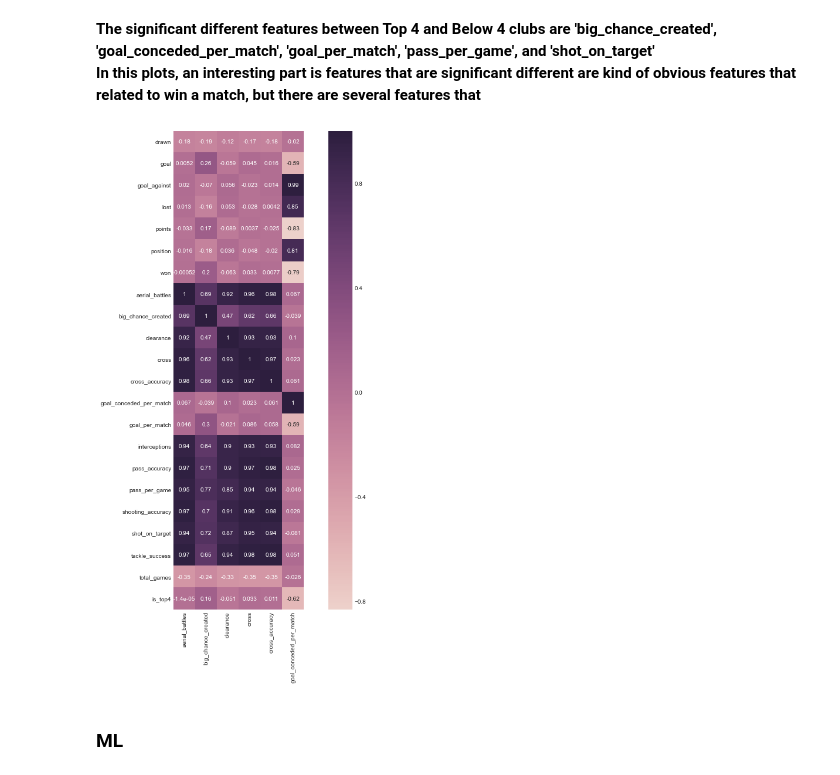
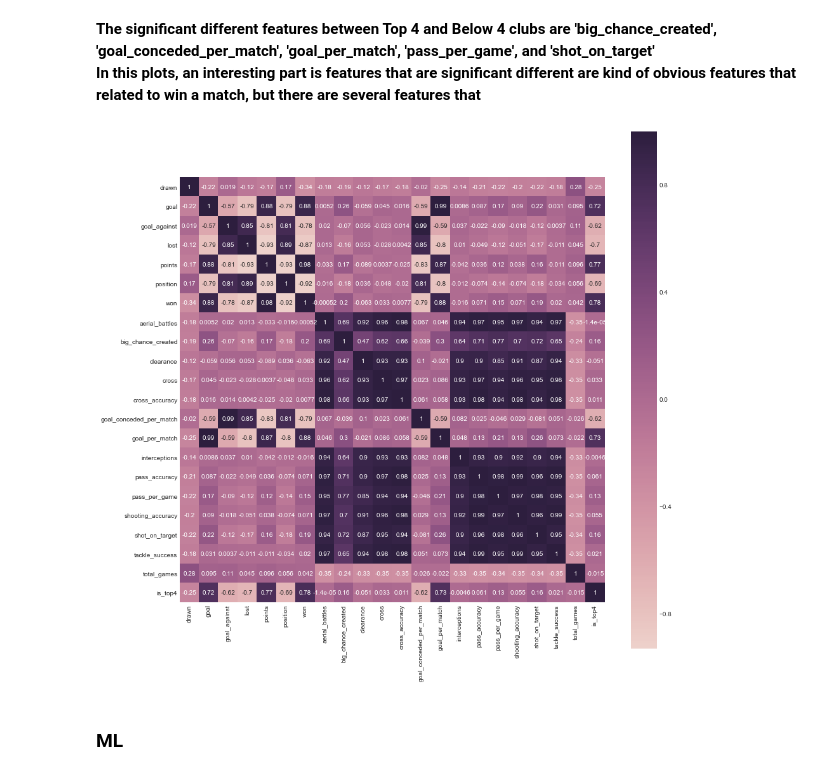
Before and after one commit to hyunilyoo/epl-prediction, a Jupyter notebook: Top4_Prediction.ipynb, the cells around one changed output. Drawn from its saved outputs; the diff is of its cells as text; code cells hidden in the pictures.

```diff
--- a/Top4_Prediction.ipynb
+++ b/Top4_Prediction.ipynb
@@ -301,15 +297,12 @@ easyPlot.e_barplot(below4_feat, top4_feat, features, w=20, h=30, save=True, fign
 p_season_corr = past_seasons.corr()
 # %%
 plt.figure(figsize=(15,15))
-sns.heatmap(p_season_corr[['aerial_battles', 'big_chance_created', 'clearance', 'cross',
-          'cross_accuracy', 'goal_conceded_per_match']],
-            mask=np.zeros_like(p_season_corr[['aerial_battles', 'big_chance_created',
-                                              'clearance', 'cross', 'cross_accuracy',
-                                              'goal_conceded_per_match']], dtype=np.bool),
+sns.heatmap(p_season_corr,
+            mask=np.zeros_like(p_season_corr, dtype=np.bool),
             annot=True, cmap=sns.cubehelix_palette(as_cmap=True), square=True)
 plt.show()
 # %% [output]
-[figure, old version]
+[figure, new version]
 # %% [markdown]
 ### ML
 # %% [markdown]
```
Also changed, not shown: parts of 16 cells of this notebook, 7 other files.
